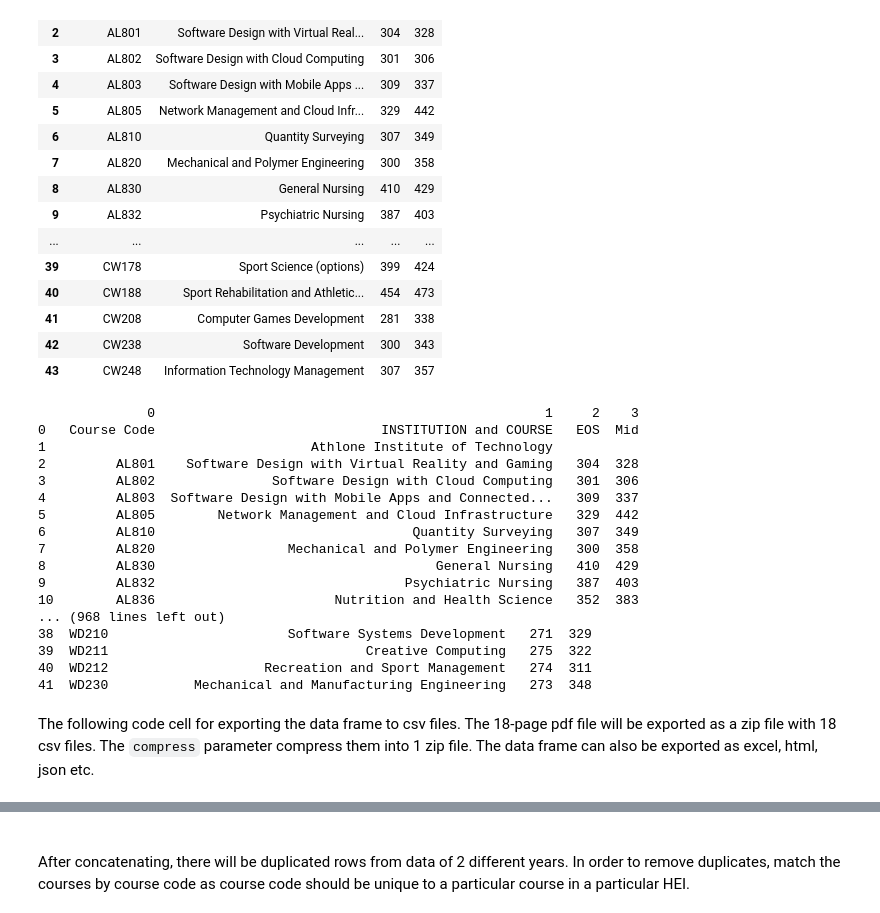
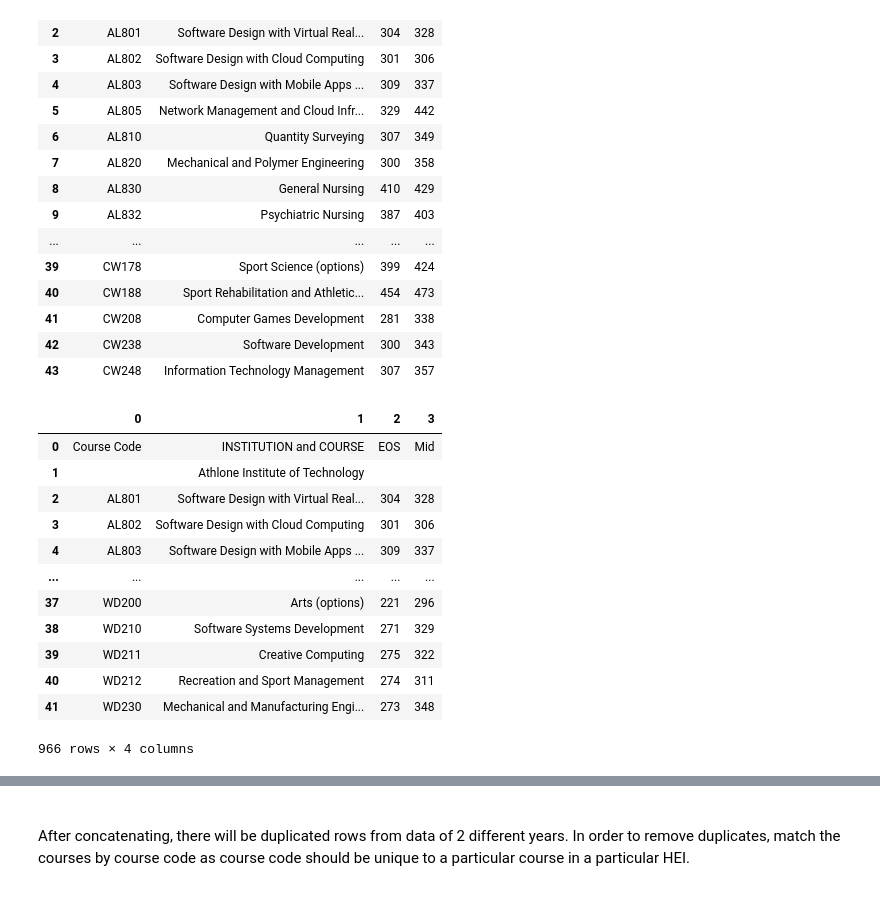
Before and after one commit to HazelIP/Fundamental_DA, a Jupyter notebook: CAO/cao.ipynb, the cells around one changed output, grey strips where cells are left out. Saved outputs shown, nothing was run; the diff lists cells and outputs as text; code cells hidden in the pictures.

```diff
--- a/CAO/cao.ipynb
+++ b/CAO/cao.ipynb
@@ -242,3 +254,3 @@ https://camelot-py.readthedocs.io/en/master/user/quickstart.html
 # %%
 # read in 2019 data from pdf using camelot
-table2019 = cam.read_pdf("CAO data/caoData2019_original.pdf", pages='all', flavor='lattice', split_text=True)
+table2019 = cam.read_pdf("CAO original data/caoData2019_original.pdf", pages='all', flavor='lattice', split_text=True)
@@ -296,27 +316,3 @@ table2019[0].df
 | 41 | CW208 | Computer Games Development | 281 | 338 |
 | 42 | CW238 | Software Development | 300 | 343 |
 | 43 | CW248 | Information Technology Management | 307 | 357 |
-# %%
-# concat all tables into 1 df
-for table in table2019:
-    print(table.df)
-# %% [output]
-              0                                                  1     2    3
-0   Course Code                             INSTITUTION and COURSE   EOS  Mid
-1                                  Athlone Institute of Technology
-2         AL801    Software Design with Virtual Reality and Gaming   304  328
-3         AL802               Software Design with Cloud Computing   301  306
-4         AL803  Software Design with Mobile Apps and Connected...   309  337
-5         AL805        Network Management and Cloud Infrastructure   329  442
-6         AL810                                 Quantity Surveying   307  349
-7         AL820                 Mechanical and Polymer Engineering   300  358
-8         AL830                                    General Nursing   410  429
-9         AL832                                Psychiatric Nursing   387  403
-10        AL836                       Nutrition and Health Science   352  383
-... (968 lines left out)
-38  WD210                       Software Systems Development   271  329
-39  WD211                                 Creative Computing   275  322
-40  WD212                    Recreation and Sport Management   274  311
-41  WD230           Mechanical and Manufacturing Engineering   273  348
-# %% [markdown]
-The following code cell for exporting the data frame to csv files. The 18-page pdf file will be exported as a zip file with 18 csv files. The `compress` parameter compress them into 1 zip file. The data frame can also be exported as excel, html, json etc.
@@ -325,0 +319,23 @@ The following code cell for exporting the data frame to csv files. The 18-page p
+# %%
+# concat all tables into 1 df
+df_list = [table2019[0].df,table2019[1].df,table2019[2].df,table2019[3].df,table2019[4].df,
+           table2019[5].df,table2019[6].df,table2019[7].df,table2019[8].df,table2019[9].df,
+           table2019[10].df,table2019[11].df, table2019[12].df,table2019[13].df,table2019[14].df,
+          table2019[15].df,table2019[16].df,table2019[17].df]
+
+df2019 = pd.concat(df_list, axis=0, join="outer")
+df2019
+# %% [output]
+|  | 0 | 1 | 2 | 3 |
+| 0 | Course Code | INSTITUTION and COURSE | EOS | Mid |
+| 1 |  | Athlone Institute of Technology |  |  |
+| 2 | AL801 | Software Design with Virtual Real... | 304 | 328 |
+| 3 | AL802 | Software Design with Cloud Computing | 301 | 306 |
+| 4 | AL803 | Software Design with Mobile Apps ... | 309 | 337 |
+| ... | ... | ... | ... | ... |
+| 37 | WD200 | Arts (options) | 221 | 296 |
+| 38 | WD210 | Software Systems Development | 271 | 329 |
+| 39 | WD211 | Creative Computing | 275 | 322 |
+| 40 | WD212 | Recreation and Sport Management | 274 | 311 |
+| 41 | WD230 | Mechanical and Manufacturing Engi... | 273 | 348 |
+966 rows × 4 columns
```
Also changed, not shown: parts of 56 cells of this notebook, 15 other files.
